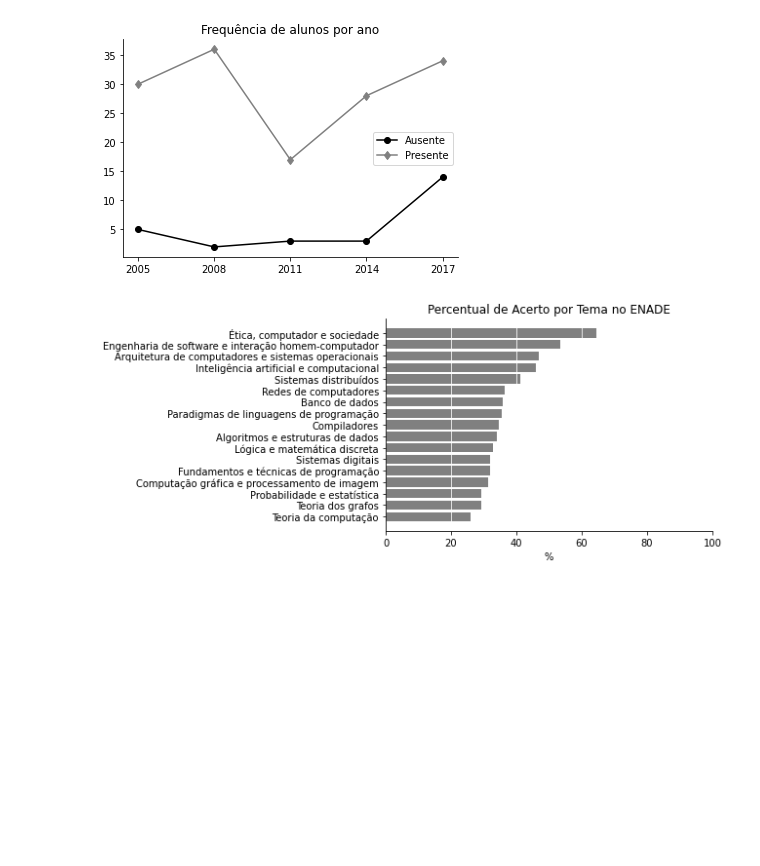
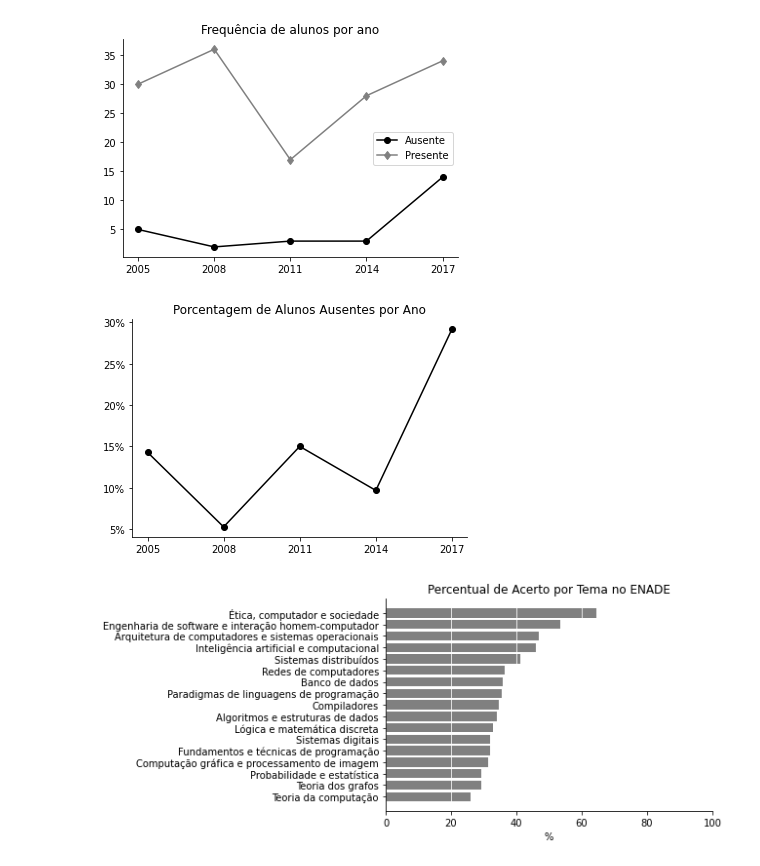
Before and after one commit to renan-cunha/KDD-Enade-Computing, a Jupyter notebook: main.ipynb, the cells around one changed output. Cells and saved outputs as stored; diff of their text form; code cells hidden in the pictures; blank space fills up the shorter version.

```diff
--- a/main.ipynb
+++ b/main.ipynb
@@ -509,6 +510,17 @@ ax.spines['right'].set_visible(False)
 plt.show()
 # %% [output]
 [figure]
+# %%
+ax = plt.subplot(111)
+plt.plot(absent / (present + absent),'o-', color="black")
+plt.title('Porcentagem de Alunos Ausentes por Ano')
+ax.spines['top'].set_visible(False)
+ax.spines['right'].set_visible(False)
+vals = ax.get_yticks()
+ax.set_yticklabels(['{:.0%}'.format(x) for x in vals])
+plt.show()
+# %% [output]
+[figure, added]
 # %%
 """Numero de questões respondidas por categoria considerando todos os anos
 
```
Also changed, not shown: parts of 12 cells of this notebook.
